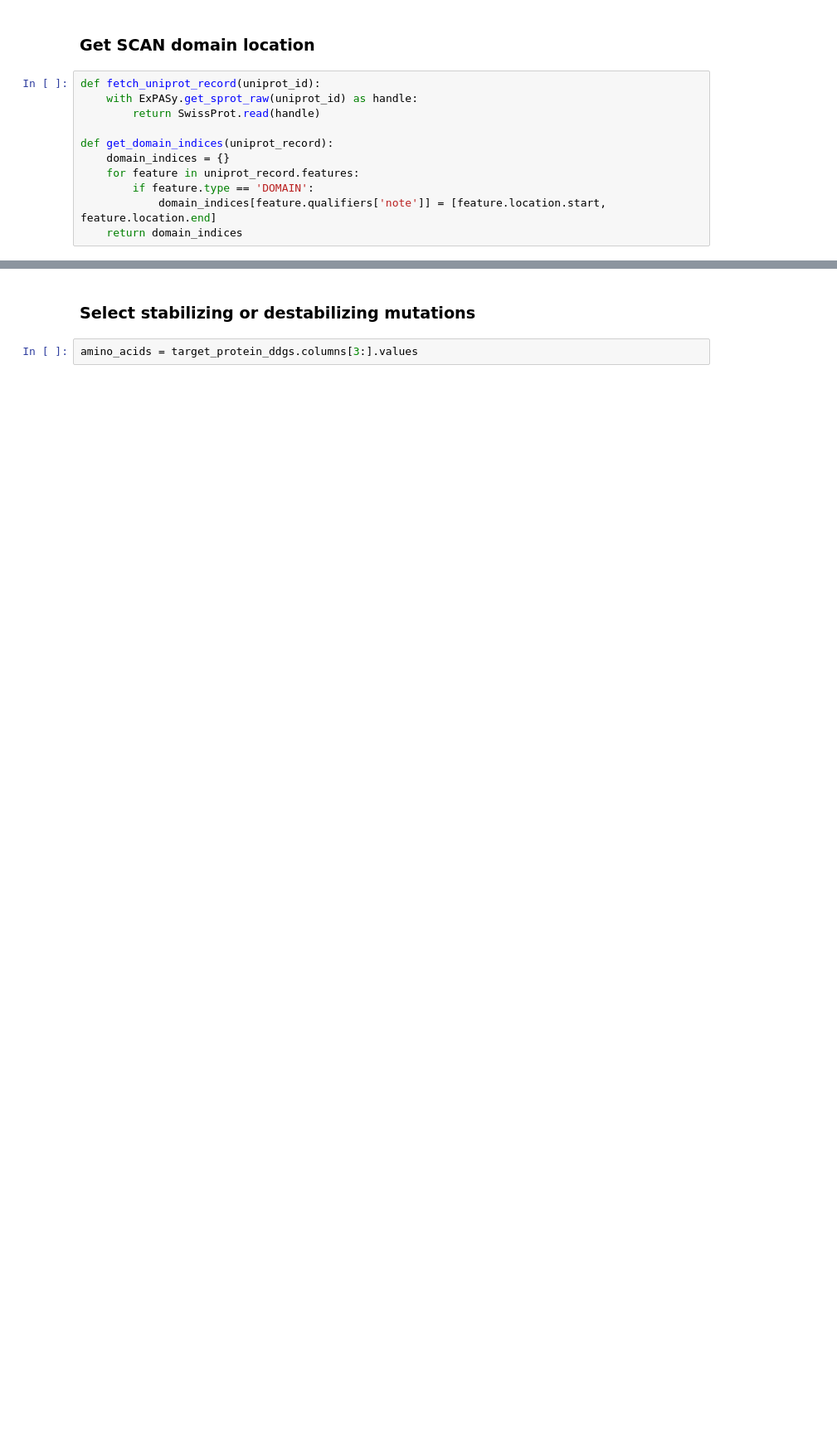
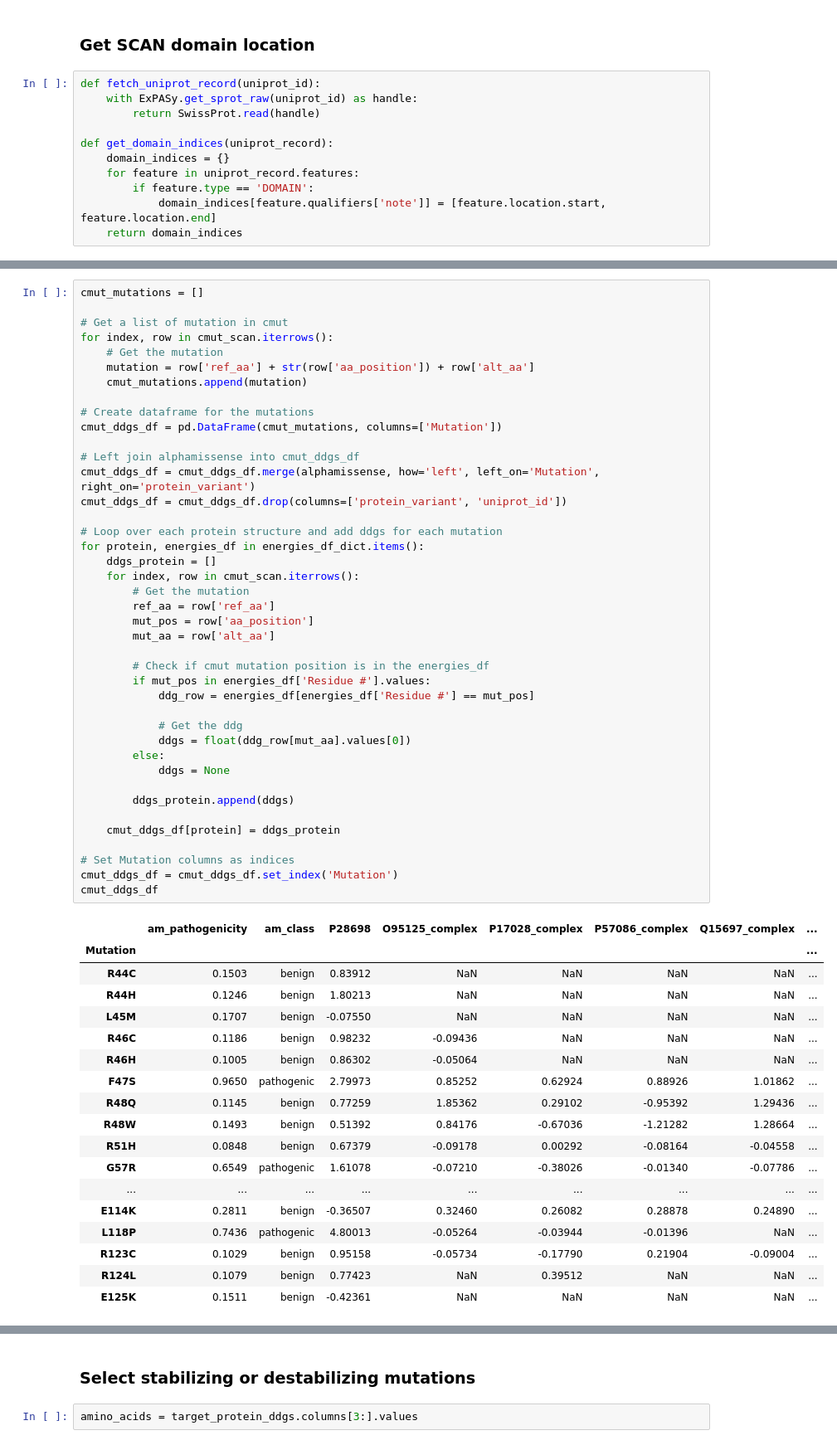
Before and after one commit to thomas-tams-dtu/proteinStructure, a Jupyter notebook: notebooks/09_analysis.ipynb, the cells around one changed output, grey strips where cells are left out. Shown: that part at 83% size. Drawn from its saved outputs; the diff is of its cells as text; blank space fills up the shorter version.

```diff
--- a/notebooks/09_analysis.ipynb
+++ b/notebooks/09_analysis.ipynb
@@ -99,0 +71,60 @@ Number of destabilizing mutations: 0
+# %%
+cmut_mutations = []
+
+# Get a list of mutation in cmut
+for index, row in cmut_scan.iterrows():
+    # Get the mutation
+    mutation = row['ref_aa'] + str(row['aa_position']) + row['alt_aa']
+    cmut_mutations.append(mutation)
+
+# Create dataframe for the mutations
+cmut_ddgs_df = pd.DataFrame(cmut_mutations, columns=['Mutation'])
+
+# Left join alphamissense into cmut_ddgs_df
+cmut_ddgs_df = cmut_ddgs_df.merge(alphamissense, how='left', left_on='Mutation', right_on='protein_variant')
+cmut_ddgs_df = cmut_ddgs_df.drop(columns=['protein_variant', 'uniprot_id'])
+
+# Loop over each protein structure and add ddgs for each mutation
+for protein, energies_df in energies_df_dict.items():
+    ddgs_protein = []
+    for index, row in cmut_scan.iterrows():
+        # Get the mutation
+        ref_aa = row['ref_aa']
+        mut_pos = row['aa_position']
+        mut_aa = row['alt_aa']
+
+        # Check if cmut mutation position is in the energies_df
+        if mut_pos in energies_df['Residue #'].values:
+            ddg_row = energies_df[energies_df['Residue #'] == mut_pos]
+
+            # Get the ddg
+            ddgs = float(ddg_row[mut_aa].values[0])
+        else:
+            ddgs = None
+
+        ddgs_protein.append(ddgs)
+
+    cmut_ddgs_df[protein] = ddgs_protein
+
+# Set Mutation columns as indices
+cmut_ddgs_df = cmut_ddgs_df.set_index('Mutation')
+cmut_ddgs_df
+# %% [output]
+|  | am_pathogenicity | am_class | P28698 | O95125_complex | P17028_complex | P57086_complex | Q15697_complex | ... |
+| Mutation |  |  |  |  |  |  |  | ... |
+| R44C | 0.1503 | benign | 0.83912 | NaN | NaN | NaN | NaN | ... |
+| R44H | 0.1246 | benign | 1.80213 | NaN | NaN | NaN | NaN | ... |
+| L45M | 0.1707 | benign | -0.07550 | NaN | NaN | NaN | NaN | ... |
+| R46C | 0.1186 | benign | 0.98232 | -0.09436 | NaN | NaN | NaN | ... |
+| R46H | 0.1005 | benign | 0.86302 | -0.05064 | NaN | NaN | NaN | ... |
+| F47S | 0.9650 | pathogenic | 2.79973 | 0.85252 | 0.62924 | 0.88926 | 1.01862 | ... |
+| R48Q | 0.1145 | benign | 0.77259 | 1.85362 | 0.29102 | -0.95392 | 1.29436 | ... |
+| R48W | 0.1493 | benign | 0.51392 | 0.84176 | -0.67036 | -1.21282 | 1.28664 | ... |
+| R51H | 0.0848 | benign | 0.67379 | -0.09178 | 0.00292 | -0.08164 | -0.04558 | ... |
+| G57R | 0.6549 | pathogenic | 1.61078 | -0.07210 | -0.38026 | -0.01340 | -0.07786 | ... |
+| ... | ... | ... | ... | ... | ... | ... | ... | ... |
+| E114K | 0.2811 | benign | -0.36507 | 0.32460 | 0.26082 | 0.28878 | 0.24890 | ... |
+| L118P | 0.7436 | pathogenic | 4.80013 | -0.05264 | -0.03944 | -0.01396 | NaN | ... |
+| R123C | 0.1029 | benign | 0.95158 | -0.05734 | -0.17790 | 0.21904 | -0.09004 | ... |
+| R124L | 0.1079 | benign | 0.77423 | NaN | 0.39512 | NaN | NaN | ... |
+| E125K | 0.1511 | benign | -0.42361 | NaN | NaN | NaN | NaN | ... |
```
Also changed, not shown: parts of 19 cells of this notebook.
